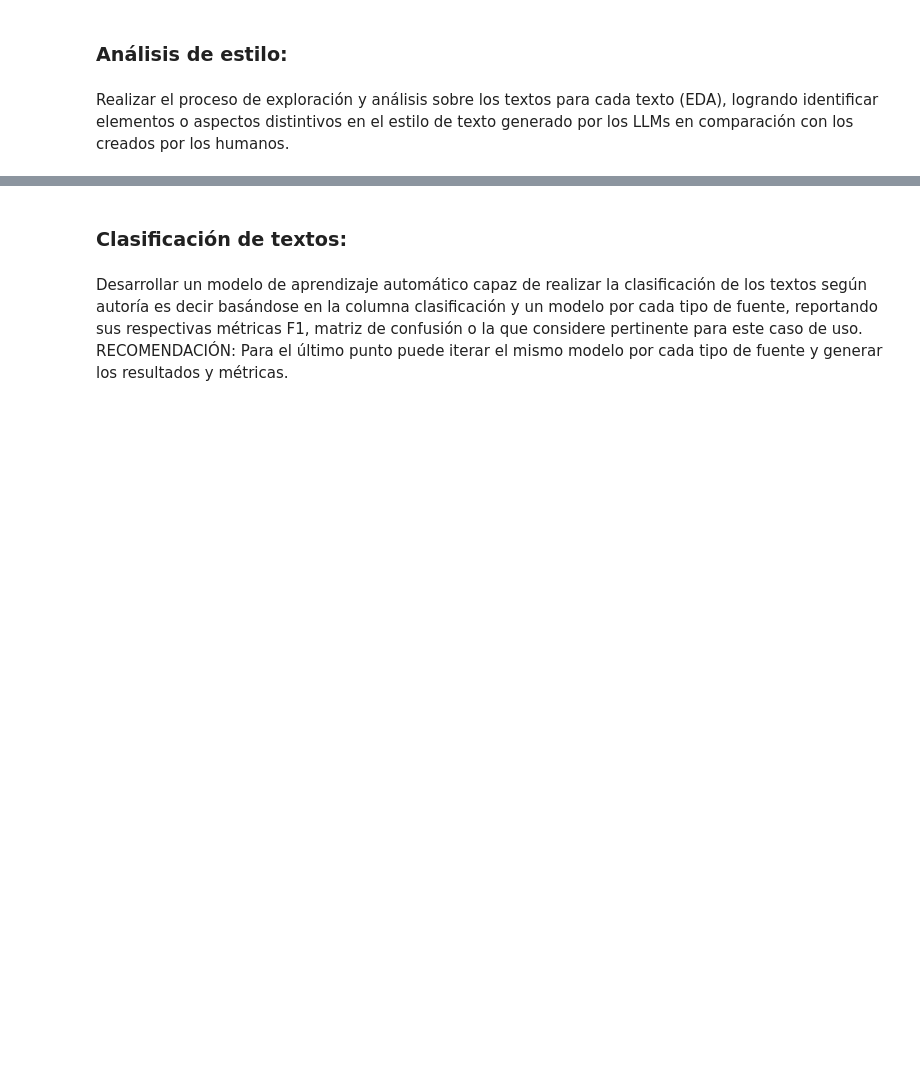
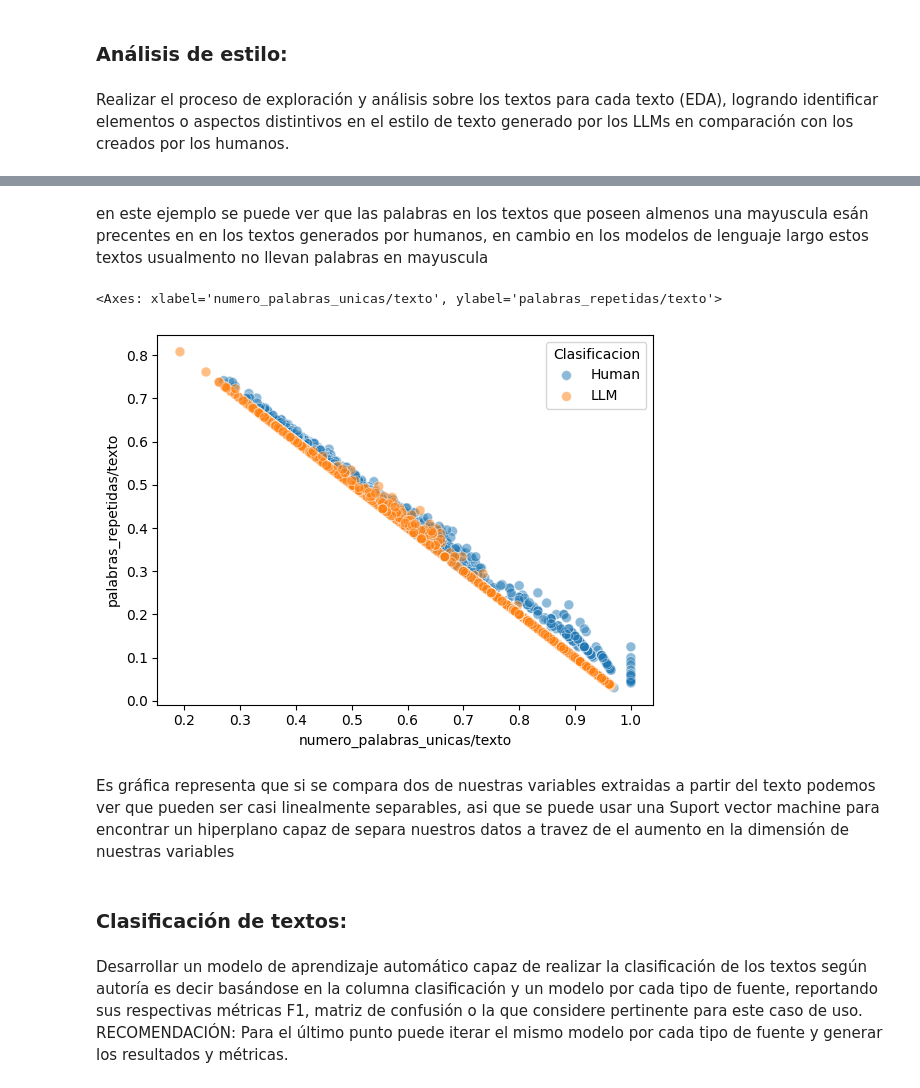
Before and after one commit to SCourses/Cursos_DataCamp, a Jupyter notebook: Prueba Técnica/Data scientist Challenge.ipynb, the cells around one changed output, grey strips where cells are left out. Saved outputs shown, nothing was run; the diff lists cells and outputs as text; code cells hidden in the pictures; blank space fills up the shorter version.

```diff
--- a/Prueba Técnica/Data scientist Challenge.ipynb
+++ b/Prueba Técnica/Data scientist Challenge.ipynb
@@ -62,3 +225,12 @@ data.drop_duplicates(inplace=True)
+# %% [markdown]
+en este ejemplo se puede ver que las palabras en los textos que poseen almenos una mayuscula esán precentes en en los textos generados por humanos, en cambio en los modelos de lenguaje largo estos textos usualmento no llevan palabras en mayuscula
+# %%
+sns.scatterplot(data=data,x='numero_palabras_unicas/texto',y='palabras_repetidas/texto',alpha=1/2,s=50,hue="Clasificacion")
+# %% [output]
+<Axes: xlabel='numero_palabras_unicas/texto', ylabel='palabras_repetidas/texto'>
+[figure, added]
+# %% [markdown]
+Es gráfica representa que si se compara dos de nuestras variables extraidas a partir del texto podemos ver que pueden ser casi linealmente separables, asi que se puede usar una Suport vector machine para encontrar un hiperplano capaz de separa nuestros datos a travez de el aumento en la dimensión de nuestras variables
 # %% [markdown]
 ### Clasificación de textos:
 # %% [markdown]
```
Also changed, not shown: parts of 113 cells of this notebook, 15 other files.
